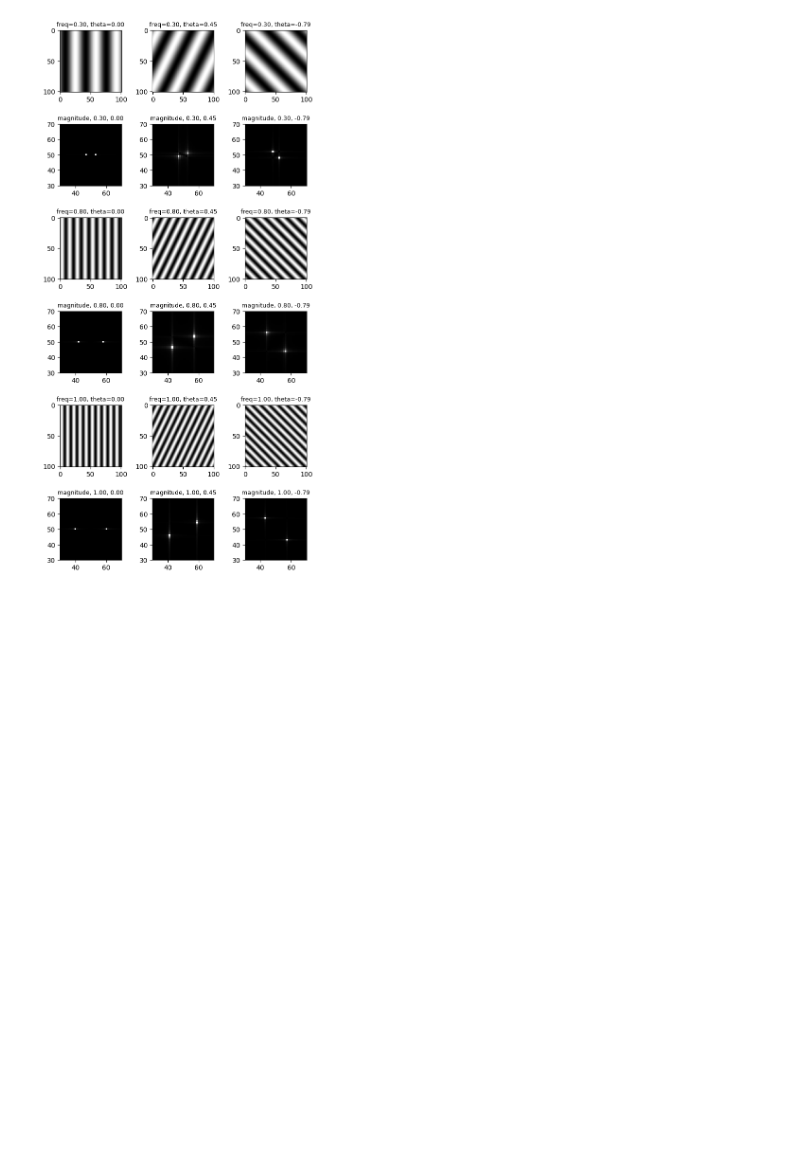
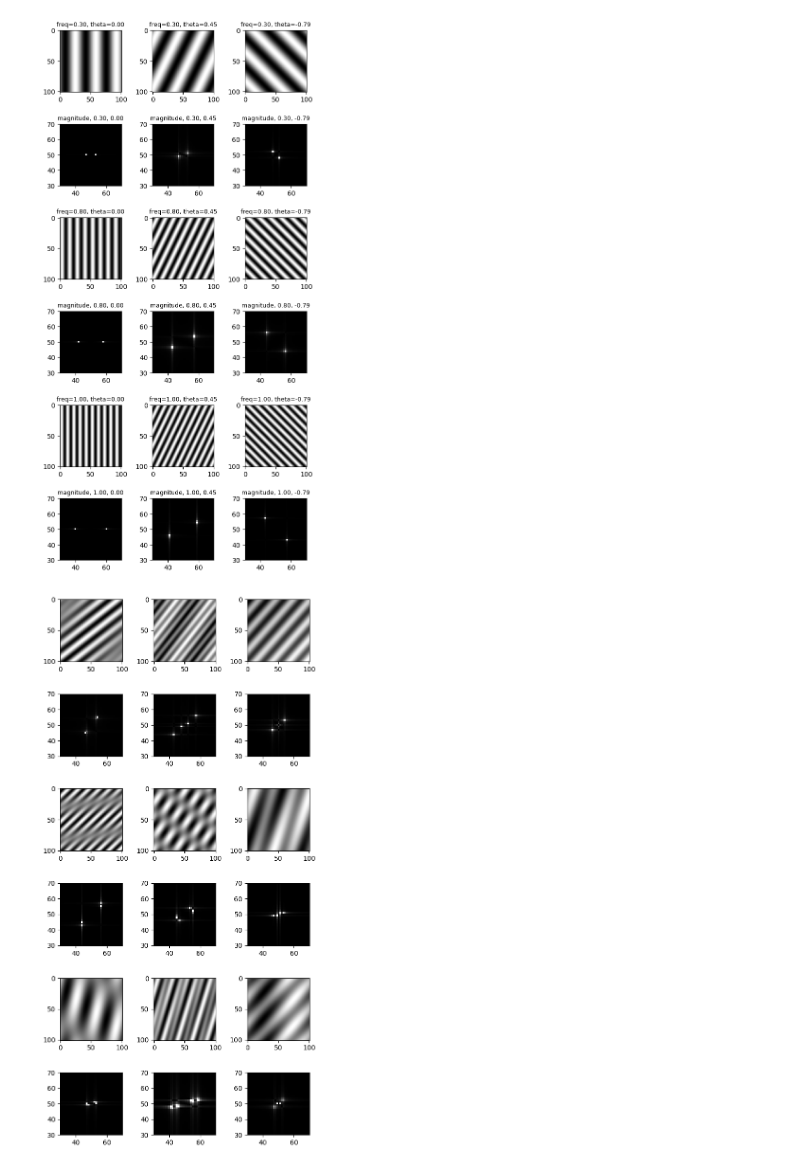
Before and after one commit to JuliuszSyrewicz/fourier, a Jupyter notebook: filters.ipynb, the cells around one changed output. Saved outputs shown, nothing was run; the diff lists cells and outputs as text; code cells hidden in the pictures; blank space fills up the shorter version.

Commit message:
Added plots of sums of gratings, some foundation for later improvements in terms of plotting large grids of charts

```diff
--- a/filters.ipynb
+++ b/filters.ipynb
@@ -259,33 +259,39 @@ def getSinusoidalGrating(frequency, theta = np.pi/4, limit = 5, density=1001):
     grating = np.sin(2 * np.pi * (X * np.cos(theta) + Y * np.sin(theta)) * frequency)
     return grating
 
-def getMagnitudeSpectrum(img):
+def getMagnitudeSpectrum(img, log):
     # fourier transform with shift for easier plotting
     FT = np.fft.ifftshift(img)
     FT = np.fft.fft2(FT)
     FT = np.fft.fftshift(FT)
+    if log:
+        return np.log(abs(FT))
     return abs(FT)
 
-def plotFourierGrid(grid):
+def plotFourierGrid(grid, plot_size = 6, padding = 1, titles=False, limit=True, log=False):
     grid_x, grid_y = grid.shape[0], grid.shape[1]
-    plot_size, padding = 6, 1
+    plot_size, padding = plot_size, padding
     fig, axs = plt.subplots(grid_x * 2, grid_y, figsize=(plot_size, 2*plot_size))
     fig.tight_layout(pad = padding)
     for i in range(grid_x):
         for j in range(grid_y):
             img = grid[i][j]
-            magnitude = getMagnitudeSpectrum(img)
+            magnitude = getMagnitudeSpectrum(img, log=log)
 
             # plotting the original image
             axs[2 * i, j].imshow(img, cmap='gray')
-            axs[2 * i, j].set_title("freq={:.2f}, theta={:.2f}".format(frequencies[i], thetas[j]), fontsize=9)
 
             # plotting the magnitude spectrum
             low_limit = density // 2 - 20
             high_limit = density // 2 + 20
-            axs[2 * i + 1, j].axis(xmin=low_limit, xmax=high_limit, ymin=low_limit, ymax=high_limit)
-            axs[2 * i + 1, j].set_title("magnitude, {:.2f}, {:.2f}".format(frequencies[i], thetas[j]), fontsize=9)
+
             axs[2 * i + 1, j].imshow(magnitude, cmap='gray')
+
+            if limit:
+                axs[2 * i + 1, j].axis(xmin=low_limit, xmax=high_limit, ymin=low_limit, ymax=high_limit)
+            if titles:
+                axs[2 * i, j].set_title("freq={:.2f}, theta={:.2f}".format(frequencies[i], thetas[j]), fontsize=9)
+                axs[2 * i + 1, j].set_title("magnitude, {:.2f}, {:.2f}".format(frequencies[i], thetas[j]), fontsize=9)
 # %%
 frequencies = np.array([0.3, 0.8, 1])
 thetas = np.array([0, np.pi/7, -np.pi/4])
@@ -299,2 +305,14 @@ plotFourierGrid(grid)
 # %% [output]
 [figure]
+# %%
+grid = np.zeros((len(frequencies), len(thetas), density, density))
+
+for i in range(len(frequencies)):
+    for j in range(len(thetas)):
+        grating1 = getSinusoidalGrating(np.random.rand(), np.random.rand(), density=density)
+        grating2 = getSinusoidalGrating(np.random.rand(), np.random.rand(), density=density)
+        grid[i][j] = grating1 + grating2
+
+plotFourierGrid(grid)
+# %% [output]
+[figure, added]
```
Also changed, not shown: parts of 2 cells of this notebook.
